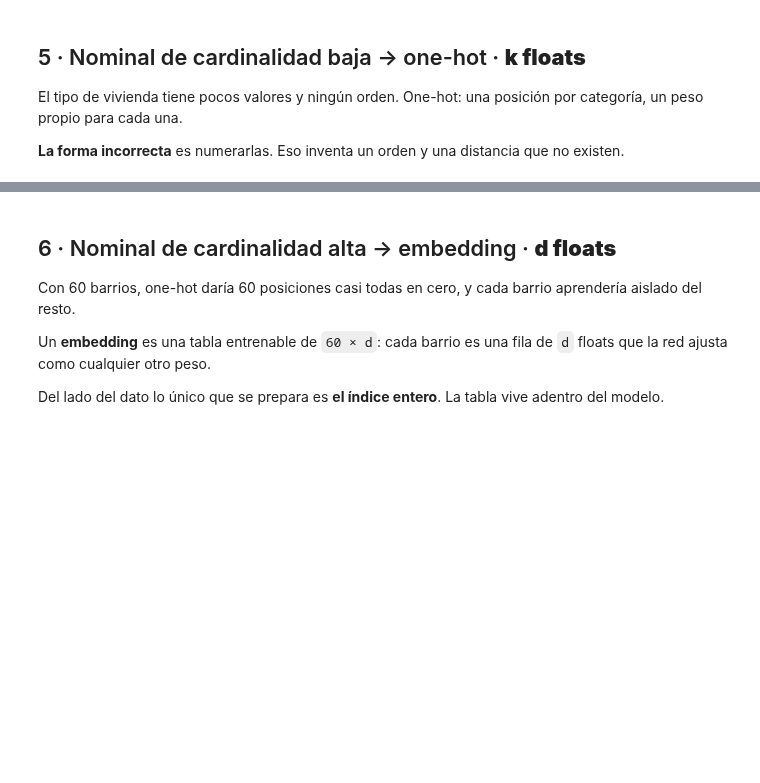
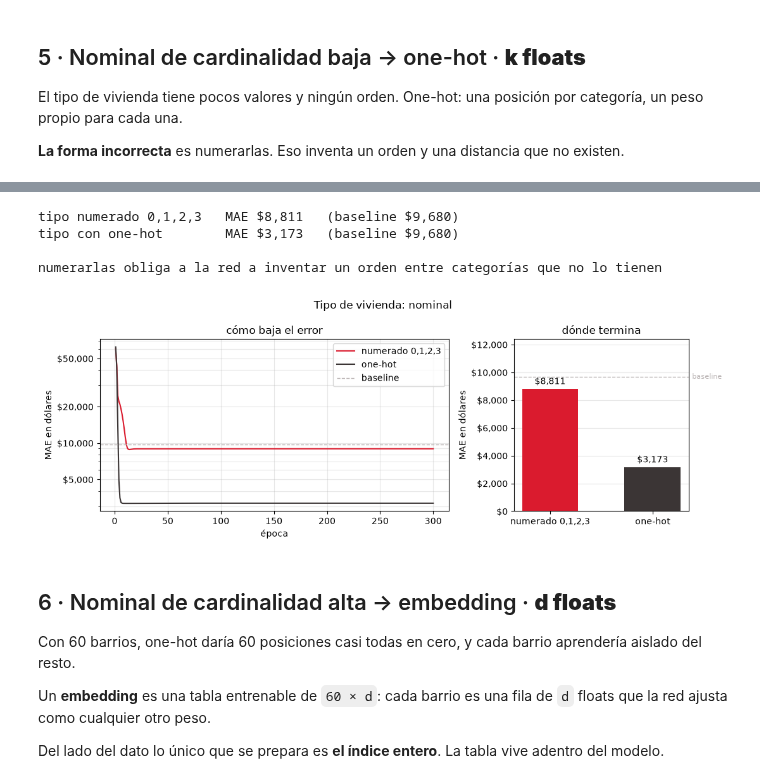
Before and after one commit to austral-ing-ai/talksmith-ing, a Jupyter notebook: missions/clase3/input-data-types.ipynb, the cells around one changed output, grey strips where cells are left out. Saved outputs shown, nothing was run; the diff lists cells and outputs as text; code cells hidden in the pictures; blank space fills up the shorter version.

```diff
--- a/missions/clase3/input-data-types.ipynb
+++ b/missions/clase3/input-data-types.ipynb
@@ -362,30 +651,43 @@ print("\nla categoría no vista queda en todo cero")
 # %%
-y = datos.precio_solo_tipo.to_numpy(dtype="float32") / 1000
+y = datos.precio_solo_tipo.to_numpy() / 1000
 
 X_mal = np.array([TIPOS.index(t) for t in datos.tipo_vivienda], dtype="float32").reshape(-1, 1)
 keras.utils.set_random_seed(42)
 red_mal = keras.Sequential([
     keras.Input(shape=(1,)),
     layers.Dense(8, activation="relu"),
     layers.Dense(1),
 ])
 red_mal.compile(optimizer=keras.optimizers.Adam(0.01), loss="mse", metrics=["mae"])
-red_mal.fit(X_mal, y, epochs=300, batch_size=32, verbose=0)
+h_mal = red_mal.fit(X_mal, y, epochs=300, batch_size=32, verbose=0)
 
 X_bien = onehot(datos.tipo_vivienda, TIPOS)
 keras.utils.set_random_seed(42)
 red_bien = keras.Sequential([
     keras.Input(shape=(len(TIPOS),)),
     layers.Dense(8, activation="relu"),
     layers.Dense(1),
 ])
 red_bien.compile(optimizer=keras.optimizers.Adam(0.01), loss="mse", metrics=["mae"])
-red_bien.fit(X_bien, y, epochs=300, batch_size=32, verbose=0)
+h_bien = red_bien.fit(X_bien, y, epochs=300, batch_size=32, verbose=0)
 
 base = np.abs(y - y.mean()).mean()
-print(f"tipo numerado 0,1,2,3   MAE ${red_mal.evaluate(X_mal, y, verbose=0)[1]*1000:,.0f}   (baseline ${base*1000:,.0f})")
-print(f"tipo con one-hot        MAE ${red_bien.evaluate(X_bien, y, verbose=0)[1]*1000:,.0f}   (baseline ${base*1000:,.0f})")
+mae_mal  = red_mal.evaluate(X_mal, y, verbose=0)[1]
+mae_bien = red_bien.evaluate(X_bien, y, verbose=0)[1]
+print(f"tipo numerado 0,1,2,3   MAE ${mae_mal*1000:,.0f}   (baseline ${base*1000:,.0f})")
+print(f"tipo con one-hot        MAE ${mae_bien*1000:,.0f}   (baseline ${base*1000:,.0f})")
 print("\nnumerarlas obliga a la red a inventar un orden entre categorías que no lo tienen")
+
+comparar("Tipo de vivienda: nominal", [
+    ("numerado 0,1,2,3",  h_mal,  mae_mal),
+    ("one-hot", h_bien, mae_bien),
+], base=base)
+# %% [output]
+tipo numerado 0,1,2,3   MAE $8,811   (baseline $9,680)
+tipo con one-hot        MAE $3,173   (baseline $9,680)
+
+numerarlas obliga a la red a inventar un orden entre categorías que no lo tienen
+[figure, added]
 # %% [markdown]
 ## 6 · Nominal de cardinalidad alta → embedding · **d floats**
 
```
Also changed, not shown: parts of 40 cells of this notebook, 23 other files.
